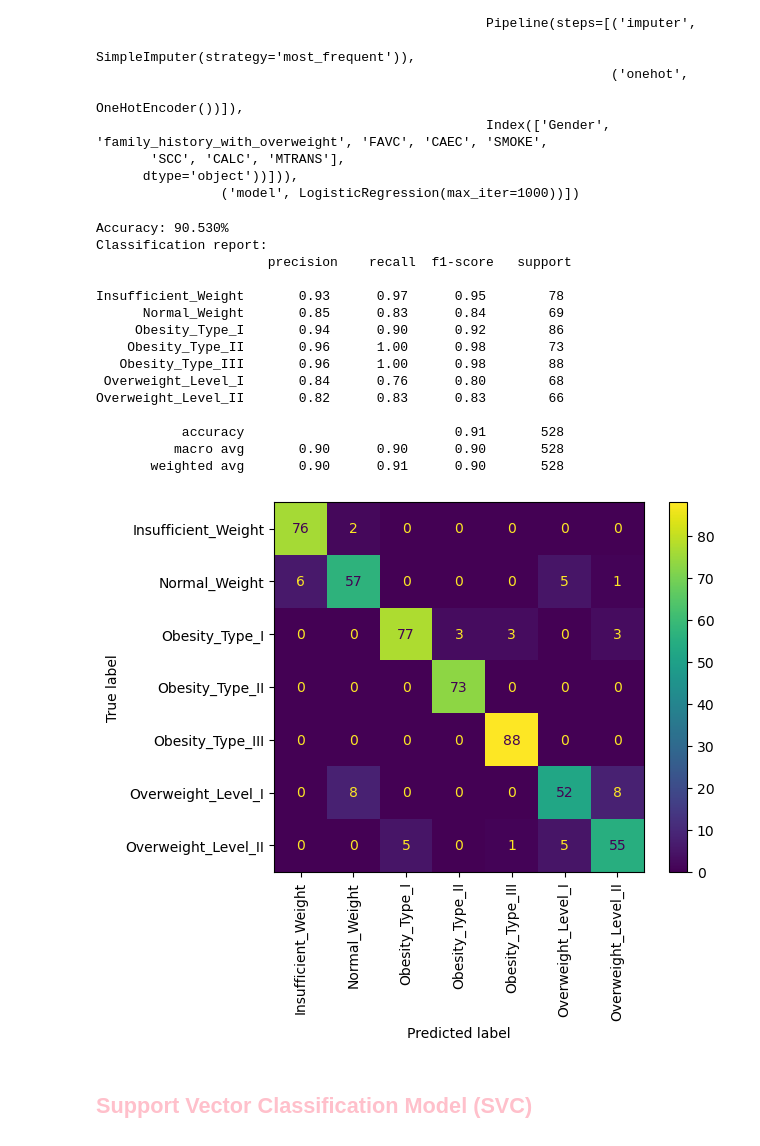
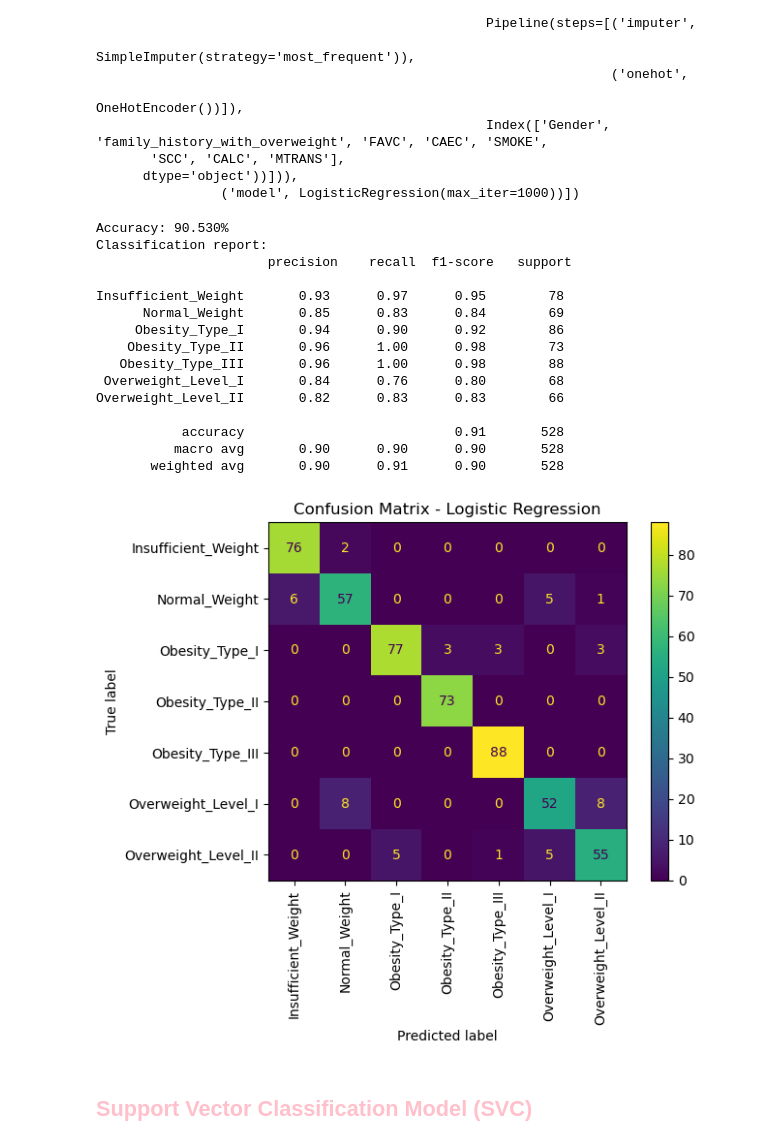
Before and after one commit to zosia-r/msid, a Jupyter notebook: II/sklearn_models.ipynb, the cells around one changed output. Saved outputs shown, nothing was run; the diff lists cells and outputs as text; code cells hidden in the pictures.

```diff
--- a/II/sklearn_models.ipynb
+++ b/II/sklearn_models.ipynb
@@ -172,31 +172,32 @@ Pipeline(steps=[('preprocessor',
 # %%
 # Evaluate the model
 Y_pred = model_reg.predict(X_test)
 
 print(f'Accuracy: {accuracy_score(Y_test, Y_pred)*100:.3f}%')
 print('Classification report:\n', classification_report(Y_test, Y_pred))
 
 # Display confusion matrix
 ConfusionMatrixDisplay.from_estimator(model_reg, X_test, Y_test)
 plt.xticks(rotation=90)
+plt.title('Confusion Matrix - Logistic Regression')
 plt.show()
 # %% [output]
 Accuracy: 90.530%
 Classification report:
                       precision    recall  f1-score   support
 
 Insufficient_Weight       0.93      0.97      0.95        78
       Normal_Weight       0.85      0.83      0.84        69
      Obesity_Type_I       0.94      0.90      0.92        86
     Obesity_Type_II       0.96      1.00      0.98        73
    Obesity_Type_III       0.96      1.00      0.98        88
  Overweight_Level_I       0.84      0.76      0.80        68
 Overweight_Level_II       0.82      0.83      0.83        66
 
            accuracy                           0.91       528
           macro avg       0.90      0.90      0.90       528
        weighted avg       0.90      0.91      0.90       528
-[figure, old version]
+[figure, new version]
 # %% [markdown]
 ## <span style="color:pink">Support Vector Classification Model (SVC)</span>
 # %%
```
Also changed, not shown: parts of 2 cells of this notebook, 1 other file.
